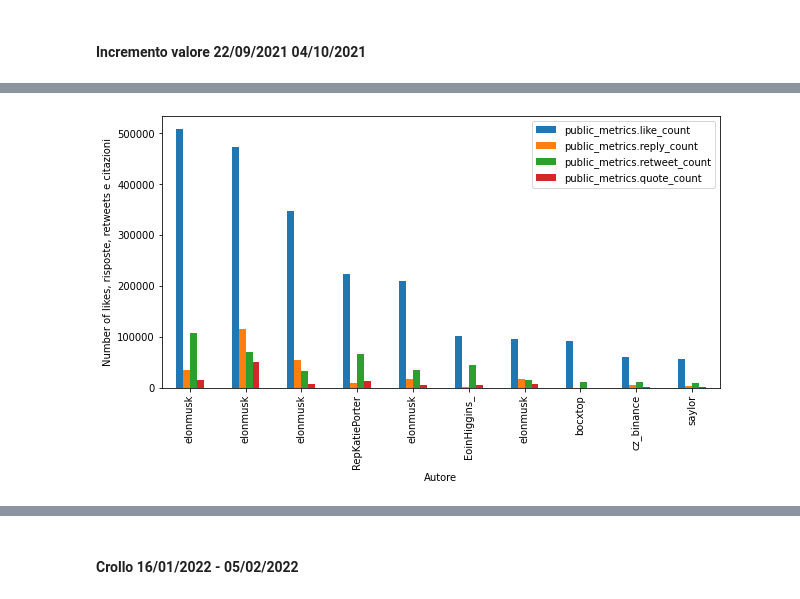
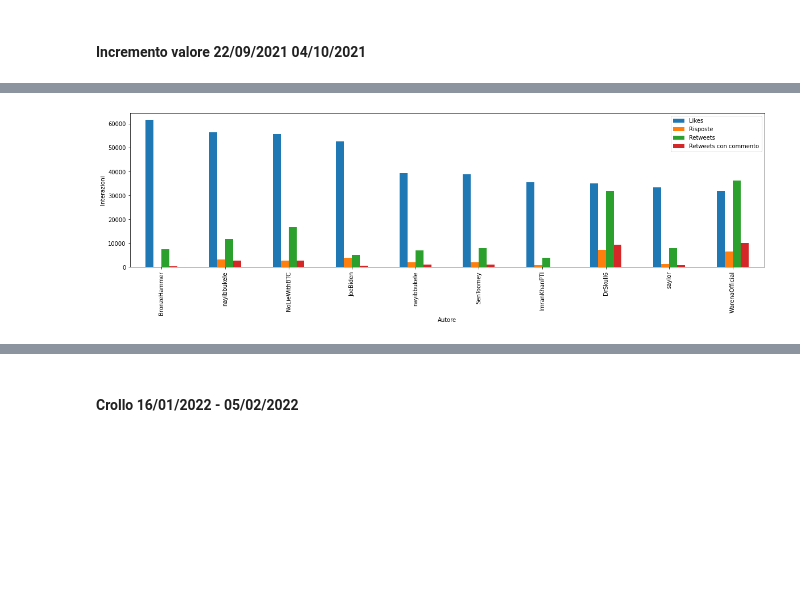
Before and after one commit to isabellamarasco/Blockchain_project, a Jupyter notebook: analysis.ipynb, the cells around one changed output, grey strips where cells are left out. Cells and saved outputs as stored; diff of their text form; code cells hidden in the pictures; blank space fills up the shorter version.

```diff
--- a/analysis.ipynb
+++ b/analysis.ipynb
@@ -164,19 +168,10 @@ display (df_2.head(10))
 | 7 | 1441387389876723716 | 2021-09-24T13:01:48.000Z | 🔍 New #Airdrop: Dr. Skull\n\n💲 Re... | DrSkull6 | NaN | NaN | NaN | ... |
 | 8 | 1443629579416002567 | 2021-09-30T17:31:27.000Z | The United States has no intentio... | saylor | NaN | NaN | NaN | ... |
 | 9 | 1444183509740883968 | 2021-10-02T06:12:35.000Z | 💥 𝐓𝐇𝐄 $𝐑𝐄𝐍𝐀 𝐀𝐈𝐑𝐃𝐑𝐎𝐏 💥\nWARENA is ... | WarenaOfficial | NaN | NaN | NaN | ... |
-# %%
-# Ordina il dataframe in base alla colonna 'public_metrics.like_count' in ordine decrescente
-df2_sorted = df_2.sort_values(by=['public_metrics.like_count', 'public_metrics.reply_count','public_metrics.retweet_count', 'public_metrics.quote_count'], ascending=False)
-df2_top10 = df1_sorted.head(10)
-
-# Plot
-df2_top10.plot(x='author.username', y=['public_metrics.like_count','public_metrics.reply_count','public_metrics.retweet_count', 'public_metrics.quote_count'], kind='bar', figsize=(10,5))
-plt.title('')
-plt.xlabel('Autore')
-plt.ylabel('Number of likes, risposte, retweets e citazioni')
-plt.show()
-# %% [output]
-[figure, removed]
+# %%
+plot_autor(df_2)
+# %% [output]
+[figure, added]
 # %%
 plot_daily_trends(df_2)
 # %% [output]
```
Also changed, not shown: parts of 13 cells of this notebook.
